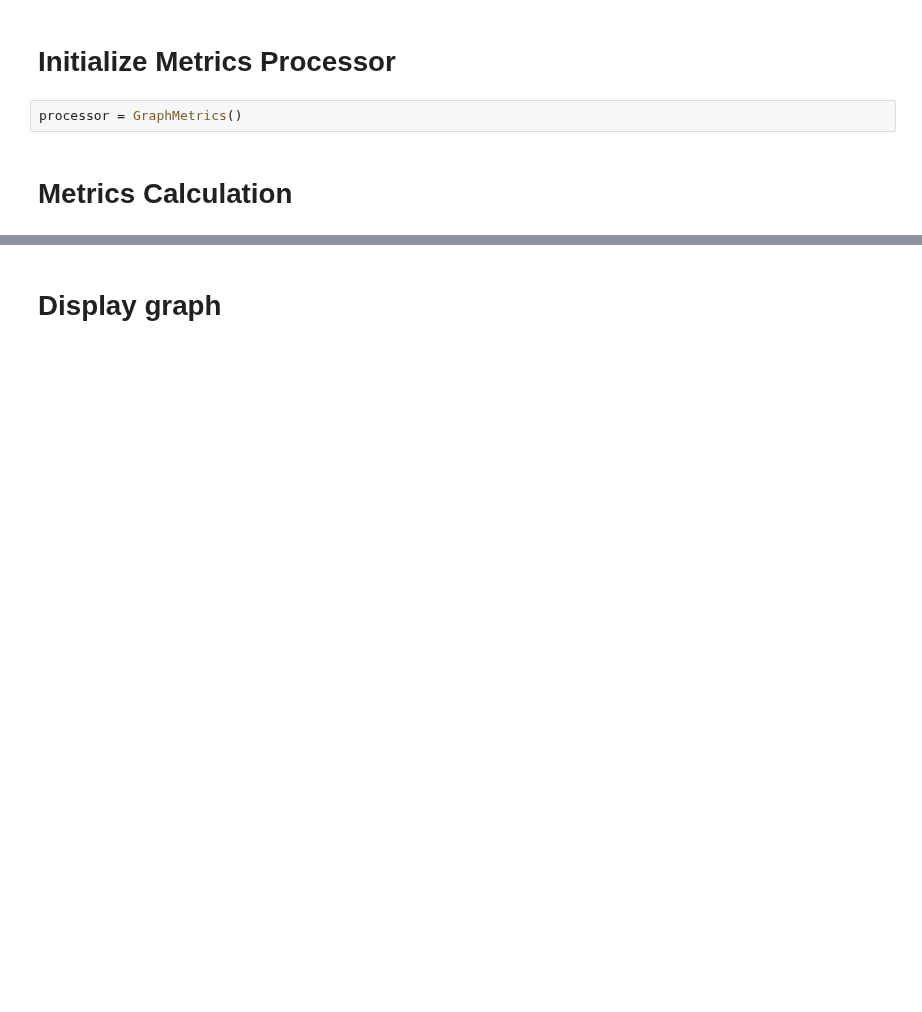
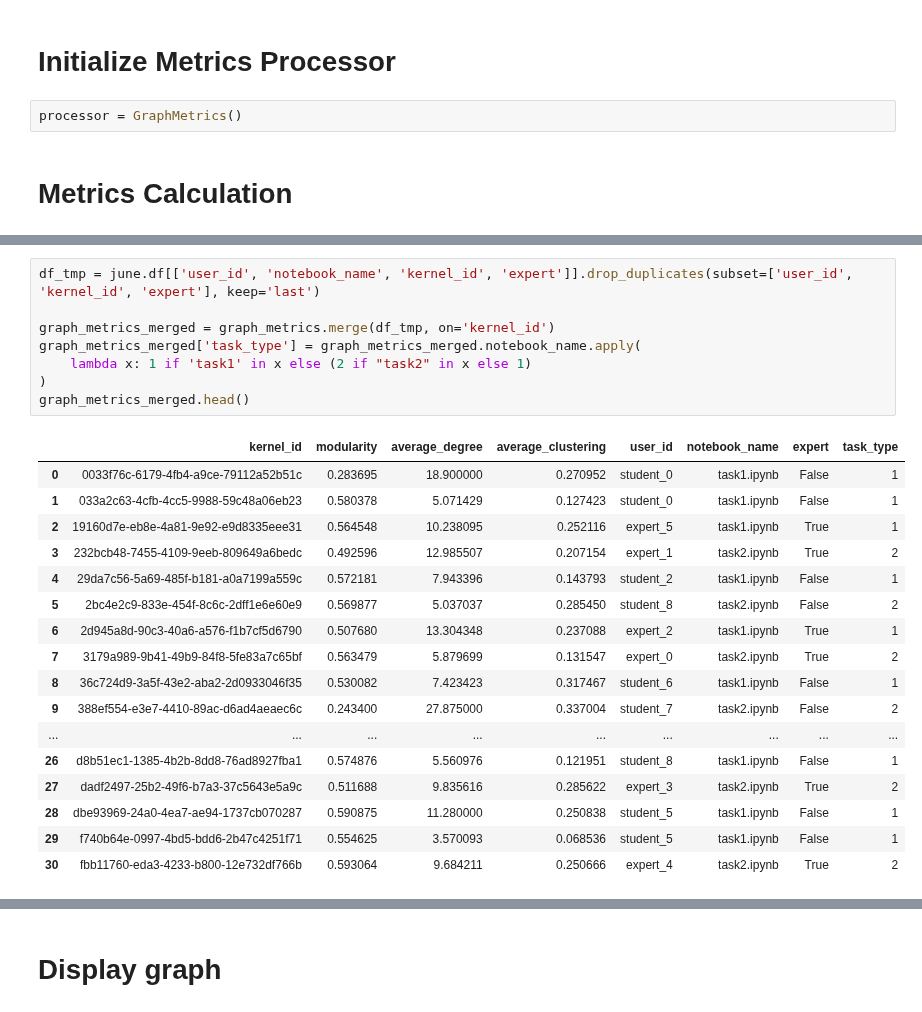
Before and after one commit to konstantgr/jupyter-logs-analysis, a Jupyter notebook: analysis/03-graph-analysis.ipynb, the cells around one changed output, grey strips where cells are left out. Drawn from its saved outputs; the diff is of its cells as text; blank space fills up the shorter version.

```diff
--- a/analysis/03-graph-analysis.ipynb
+++ b/analysis/03-graph-analysis.ipynb
@@ -72 +71,27 @@ graph_metrics.head()
 | 0 | 29da7c56-5a69-485f-b181-a0a7199a559c | 0.572181 | 7.943396 | 0.143793 |
+# %%
+df_tmp = june.df[['user_id', 'notebook_name', 'kernel_id', 'expert']].drop_duplicates(subset=['user_id', 'kernel_id', 'expert'], keep='last')
+
+graph_metrics_merged = graph_metrics.merge(df_tmp, on='kernel_id')
+graph_metrics_merged['task_type'] = graph_metrics_merged.notebook_name.apply(
+    lambda x: 1 if 'task1' in x else (2 if "task2" in x else 1)
+)
+graph_metrics_merged.head()
+# %% [output]
+|  | kernel_id | modularity | average_degree | average_clustering | user_id | notebook_name | expert | task_type |
+| 0 | 0033f76c-6179-4fb4-a9ce-79112a52b51c | 0.283695 | 18.900000 | 0.270952 | student_0 | task1.ipynb | False | 1 |
+| 1 | 033a2c63-4cfb-4cc5-9988-59c48a06eb23 | 0.580378 | 5.071429 | 0.127423 | student_0 | task1.ipynb | False | 1 |
+| 2 | 19160d7e-eb8e-4a81-9e92-e9d8335eee31 | 0.564548 | 10.238095 | 0.252116 | expert_5 | task1.ipynb | True | 1 |
+| 3 | 232bcb48-7455-4109-9eeb-809649a6bedc | 0.492596 | 12.985507 | 0.207154 | expert_1 | task2.ipynb | True | 2 |
+| 4 | 29da7c56-5a69-485f-b181-a0a7199a559c | 0.572181 | 7.943396 | 0.143793 | student_2 | task1.ipynb | False | 1 |
+| 5 | 2bc4e2c9-833e-454f-8c6c-2dff1e6e60e9 | 0.569877 | 5.037037 | 0.285450 | student_8 | task2.ipynb | False | 2 |
+| 6 | 2d945a8d-90c3-40a6-a576-f1b7cf5d6790 | 0.507680 | 13.304348 | 0.237088 | expert_2 | task1.ipynb | True | 1 |
+| 7 | 3179a989-9b41-49b9-84f8-5fe83a7c65bf | 0.563479 | 5.879699 | 0.131547 | expert_0 | task2.ipynb | True | 2 |
+| 8 | 36c724d9-3a5f-43e2-aba2-2d0933046f35 | 0.530082 | 7.423423 | 0.317467 | student_6 | task1.ipynb | False | 1 |
+| 9 | 388ef554-e3e7-4410-89ac-d6ad4aeaec6c | 0.243400 | 27.875000 | 0.337004 | student_7 | task2.ipynb | False | 2 |
+| ... | ... | ... | ... | ... | ... | ... | ... | ... |
+| 26 | d8b51ec1-1385-4b2b-8dd8-76ad8927fba1 | 0.574876 | 5.560976 | 0.121951 | student_8 | task1.ipynb | False | 1 |
+| 27 | dadf2497-25b2-49f6-b7a3-37c5643e5a9c | 0.511688 | 9.835616 | 0.285622 | expert_3 | task2.ipynb | True | 2 |
+| 28 | dbe93969-24a0-4ea7-ae94-1737cb070287 | 0.590875 | 11.280000 | 0.250838 | student_5 | task1.ipynb | False | 1 |
+| 29 | f740b64e-0997-4bd5-bdd6-2b47c4251f71 | 0.554625 | 3.570093 | 0.068536 | student_5 | task1.ipynb | False | 1 |
+| 30 | fbb11760-eda3-4233-b800-12e732df766b | 0.593064 | 9.684211 | 0.250666 | expert_4 | task2.ipynb | True | 2 |
```
Also changed, not shown: parts of 11 cells of this notebook, 2 other files.
